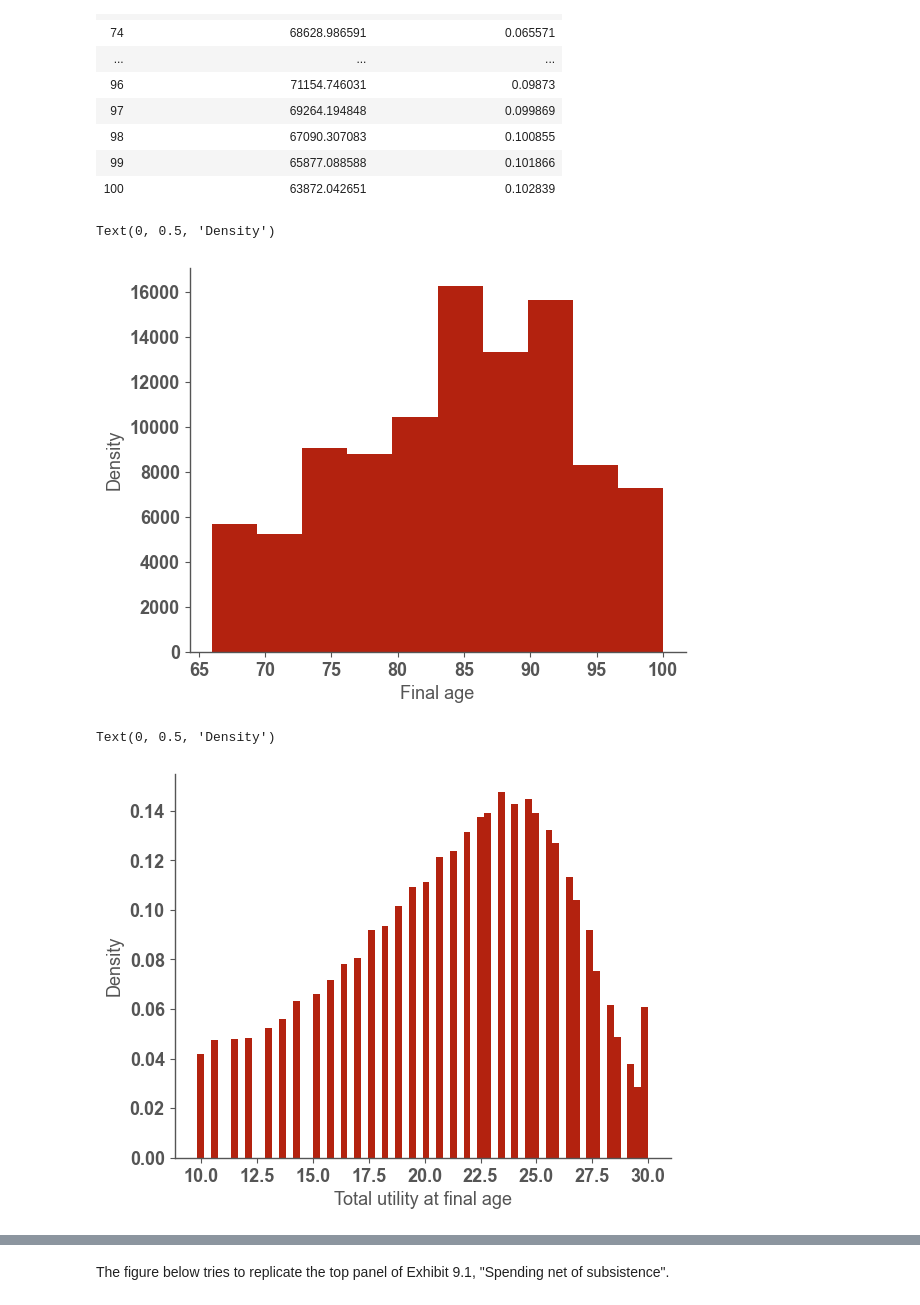
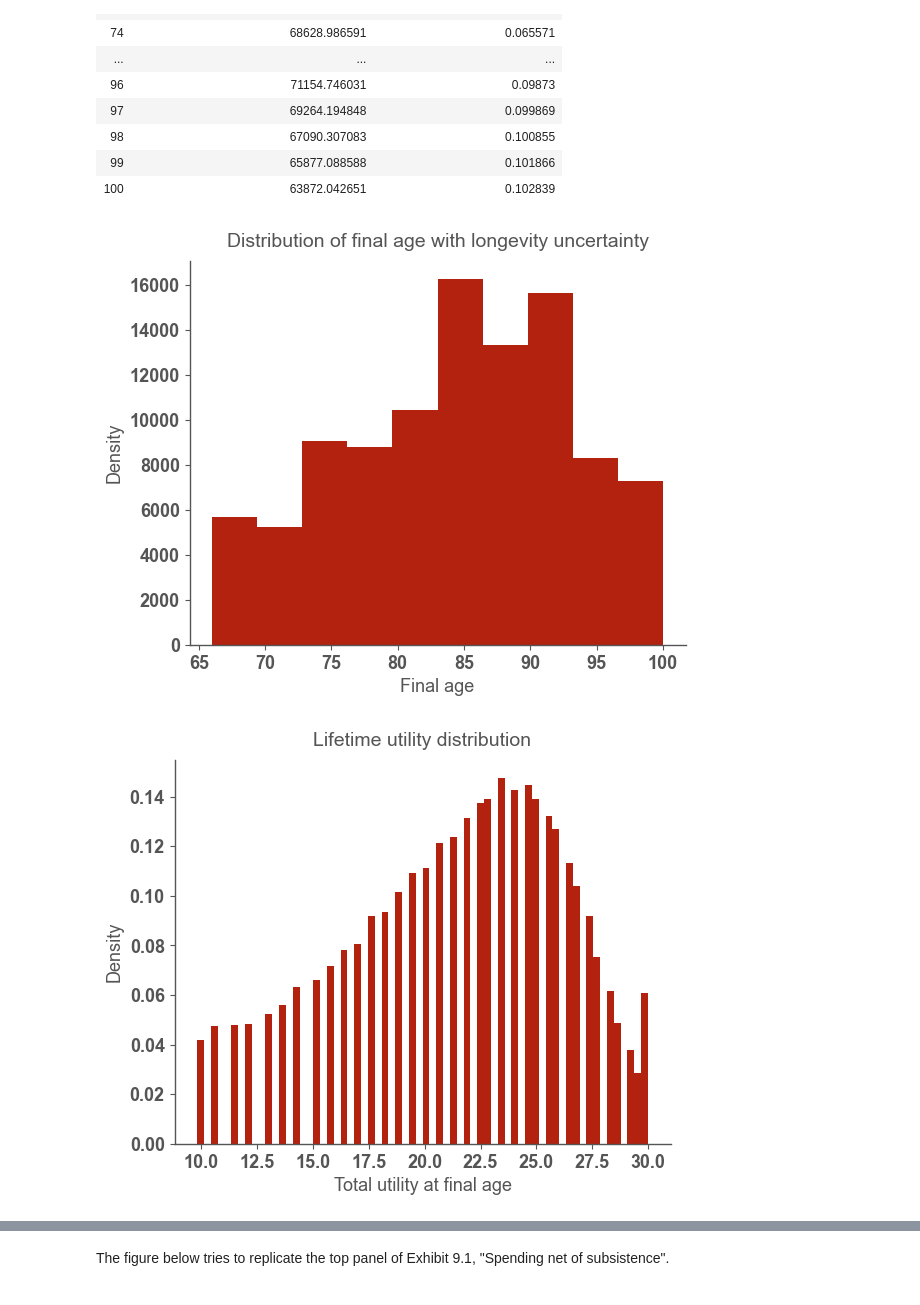
Before and after one commit to jaryaman/financial-decisions, a Jupyter notebook: notebooks/6-monte-carlo.ipynb, the cells around one changed output, grey strips where cells are left out. Saved outputs shown, nothing was run; the diff lists cells and outputs as text; code cells hidden in the pictures.

```diff
--- a/notebooks/6-monte-carlo.ipynb
+++ b/notebooks/6-monte-carlo.ipynb
@@ -234,11 +240,11 @@ shape: (36, 3)
 # %%
 fig, ax = plt.subplots()
 ax.hist(sims.group_by("run_number").agg(col("age").last())["age"])
 ax.set_xlabel("Final age")
 ax.set_ylabel("Density")
+ax.set_title("Distribution of final age with longevity uncertainty");
 # %% [output]
-Text(0, 0.5, 'Density')
-[figure, old version]
+[figure, new version]
 # %%
 fig, ax = plt.subplots()
 ax.hist(
@@ -250,9 +256,9 @@ ax.hist(
 )
 ax.set_xlabel("Total utility at final age")
 ax.set_ylabel("Density")
+ax.set_title("Lifetime utility distribution");
 # %% [output]
-Text(0, 0.5, 'Density')
-[figure, old version]
+[figure, new version]
 # %%
 fig, ax = plt.subplots()
 ax.hist(
```
Also changed, not shown: parts of 9 cells of this notebook.
